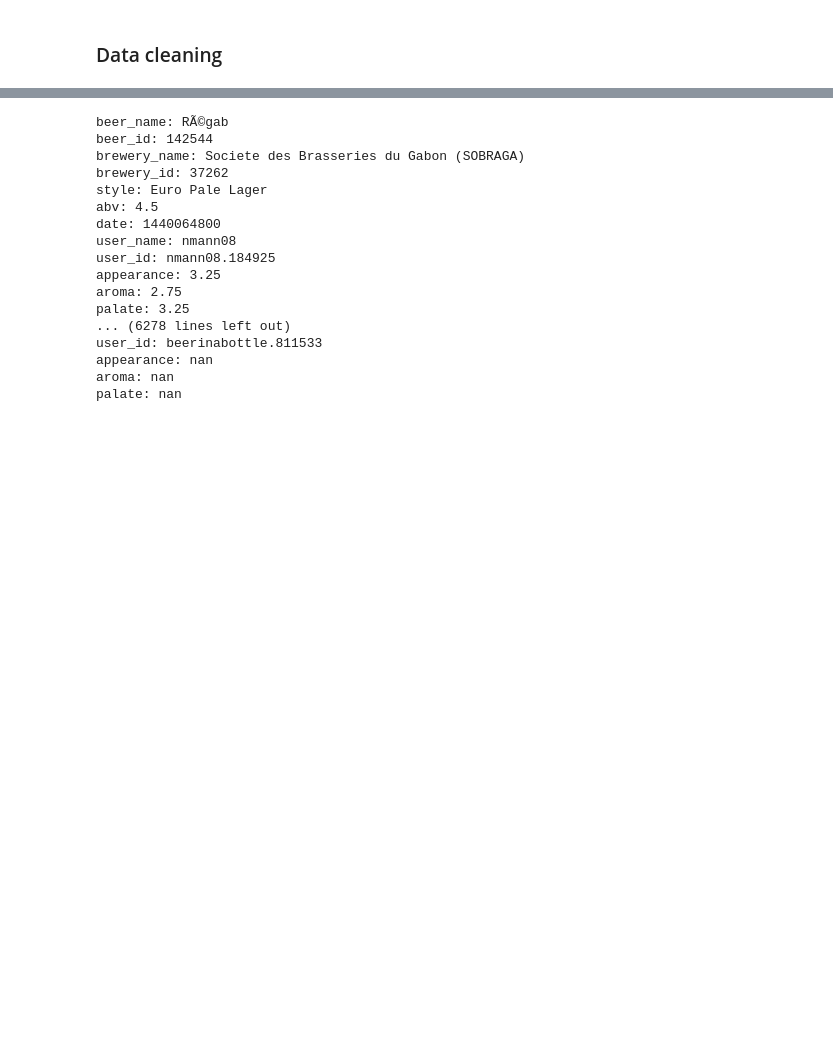
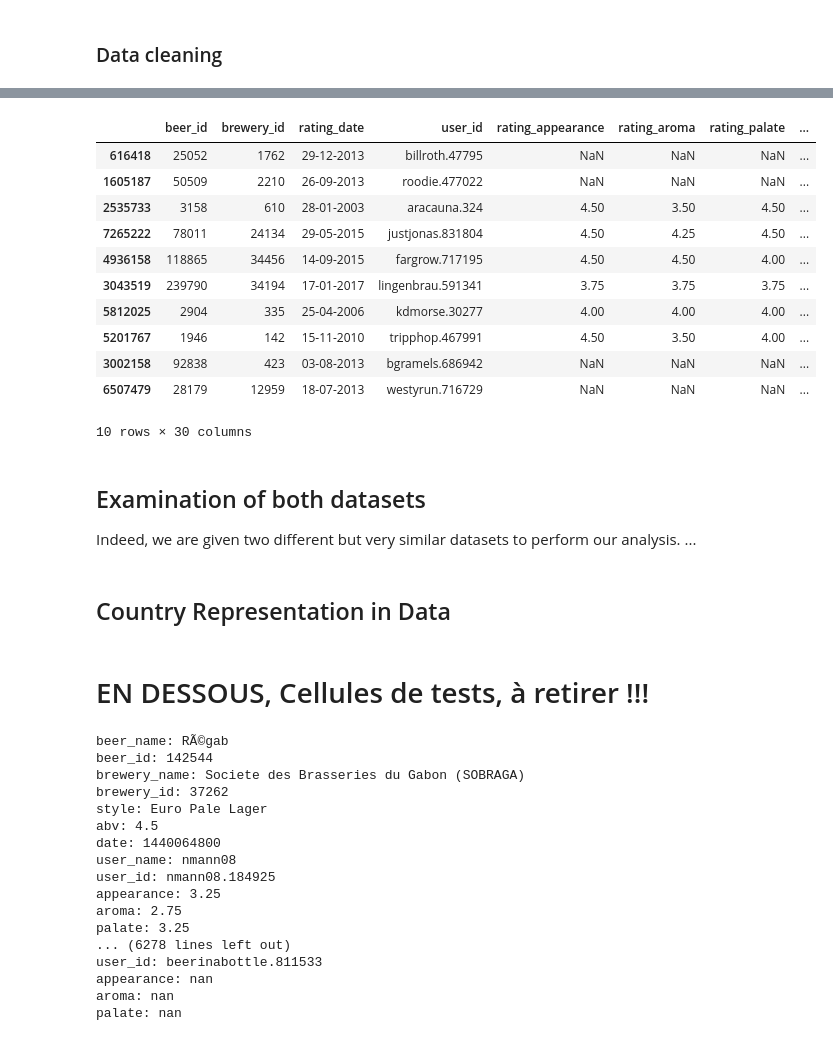
Before and after one commit to epfl-ada/ada-2024-project-casiervert952, a Jupyter notebook: analysis.ipynb, the cells around one changed output, grey strips where cells are left out. Saved outputs shown, nothing was run; the diff lists cells and outputs as text; code cells hidden in the pictures; blank space fills up the shorter version.

```diff
--- a/analysis.ipynb
+++ b/analysis.ipynb
@@ -96,0 +106,7 @@ ratings_rb = pickle.load(open('RB_ratings.pkl', 'rb'))
+# %%
+# Changing the format of the date of the two datasets to the format "Day-Month-Year" (the format can easily be changed).
+BA_rating["date"] = pd.to_datetime(BA_rating["date"], unit='s')
+BA_rating["date"] = BA_rating["date"].dt.strftime("%d-%m-%Y")
+
+RB_rating["date"] = pd.to_datetime(RB_rating["date"], unit='s')
+RB_rating["date"] = RB_rating["date"].dt.strftime("%d-%m-%Y")
@@ -96,0 +133,10 @@ ratings_rb = pickle.load(open('RB_ratings.pkl', 'rb'))
+# %%
+from helpers import beers_dict
+
+# Merging with the beers's data
+BA_merged = pd.merge(BA_rating, BA_beers, on=["beer_id", "brewery_id"], how="inner")
+RB_merged = pd.merge(RB_rating, RB_beers, on=["beer_id", "brewery_id"], how="inner")
+
+# Renaming the columns as define by "beers_dict"
+BA_merged.rename(columns=beers_dict, inplace=True)
+RB_merged.rename(columns=beers_dict, inplace=True)
@@ -96,0 +145,14 @@ ratings_rb = pickle.load(open('RB_ratings.pkl', 'rb'))
+# %%
+from helpers import breweries_dict
+
+# Merging with the breweries's data
+BA_merged = pd.merge(BA_merged, BA_breweries, left_on="brewery_id", right_on="id", how="inner")
+RB_merged = pd.merge(RB_merged, RB_breweries, left_on="brewery_id", right_on="id", how="inner")
+
+# Dropping the duplicate columns
+BA_merged.drop(columns=["id", "name"], inplace=True)
+RB_merged.drop(columns=["id", "name"], inplace=True)
+
+# Renaming the columns as define by "breweries_dict"
+BA_merged.rename(columns=breweries_dict, inplace=True)
+RB_merged.rename(columns=breweries_dict, inplace=True)
@@ -96,0 +161,10 @@ ratings_rb = pickle.load(open('RB_ratings.pkl', 'rb'))
+# %%
+from helpers import users_dict
+
+# Merging with the users's data
+BA_merged = pd.merge(BA_merged, BA_users, on=["user_id"], how="inner")
+RB_merged = pd.merge(RB_merged, RB_users, on=["user_id"], how="inner")
+
+# Renaming the columns as define by "users_dict"
+BA_merged.rename(columns=users_dict, inplace=True)
+RB_merged.rename(columns=users_dict, inplace=True)
@@ -97,3 +174,26 @@ ratings_rb = pickle.load(open('RB_ratings.pkl', 'rb'))
+# %%
+BA_merged.sample(10)
+# %% [output]
+|  | beer_id | brewery_id | rating_date | user_id | rating_appearance | rating_aroma | rating_palate | ... |
+| 616418 | 25052 | 1762 | 29-12-2013 | billroth.47795 | NaN | NaN | NaN | ... |
+| 1605187 | 50509 | 2210 | 26-09-2013 | roodie.477022 | NaN | NaN | NaN | ... |
+| 2535733 | 3158 | 610 | 28-01-2003 | aracauna.324 | 4.50 | 3.50 | 4.50 | ... |
+| 7265222 | 78011 | 24134 | 29-05-2015 | justjonas.831804 | 4.50 | 4.25 | 4.50 | ... |
+| 4936158 | 118865 | 34456 | 14-09-2015 | fargrow.717195 | 4.50 | 4.50 | 4.00 | ... |
+| 3043519 | 239790 | 34194 | 17-01-2017 | lingenbrau.591341 | 3.75 | 3.75 | 3.75 | ... |
+| 5812025 | 2904 | 335 | 25-04-2006 | kdmorse.30277 | 4.00 | 4.00 | 4.00 | ... |
+| 5201767 | 1946 | 142 | 15-11-2010 | tripphop.467991 | 4.50 | 3.50 | 4.00 | ... |
+| 3002158 | 92838 | 423 | 03-08-2013 | bgramels.686942 | NaN | NaN | NaN | ... |
+| 6507479 | 28179 | 12959 | 18-07-2013 | westyrun.716729 | NaN | NaN | NaN | ... |
+10 rows × 30 columns
+# %% [markdown]
+## Examination of both datasets
+
+Indeed, we are given two different but very similar datasets to perform our analysis. ...
+# %% [markdown]
+## Country Representation in Data
+# %% [markdown]
+# EN DESSOUS, Cellules de tests, à retirer !!!
 # %%
 with open('data/BeerAdvocate/ratings.txt', 'r') as fichier:
     for i, ligne in enumerate(fichier):
```
Also changed, not shown: parts of 18 cells of this notebook, 3 other files.
